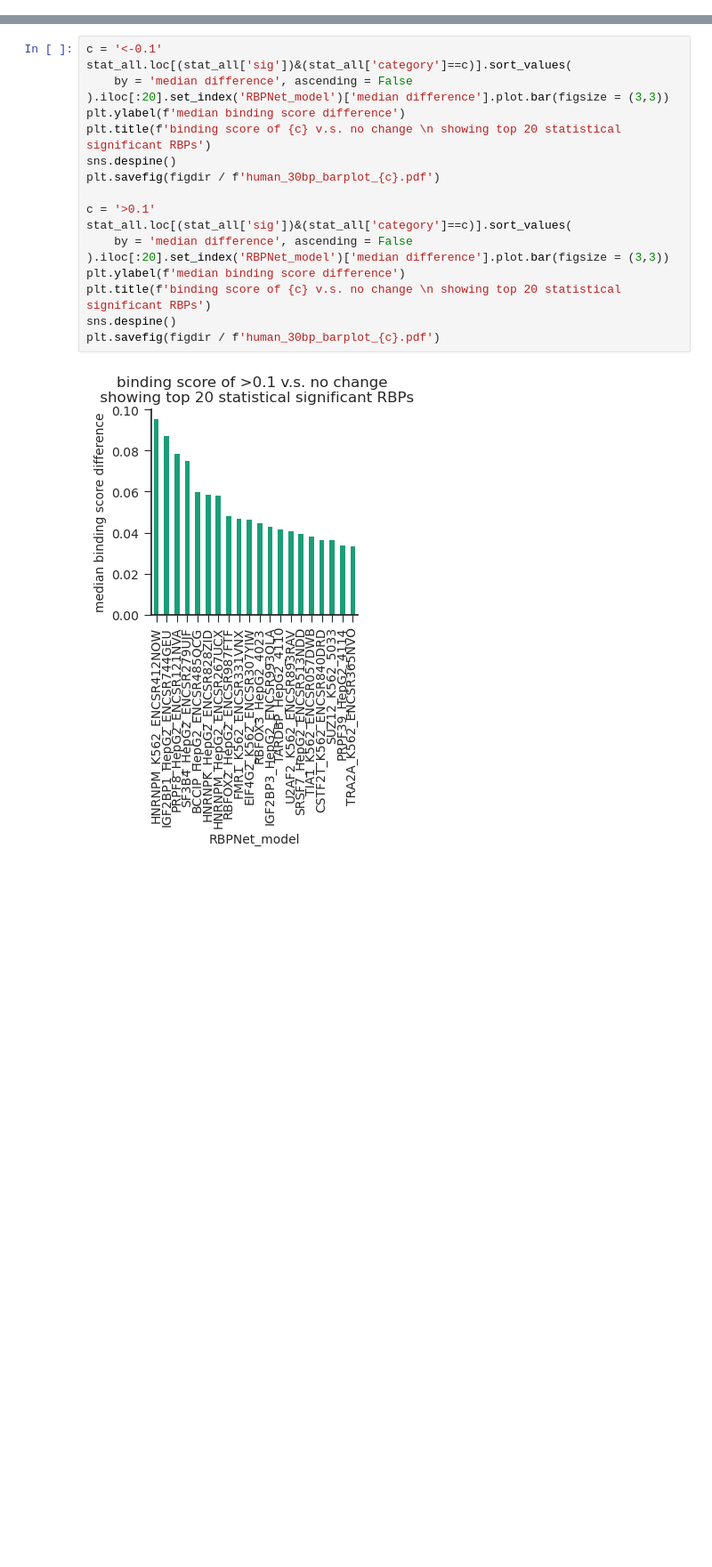
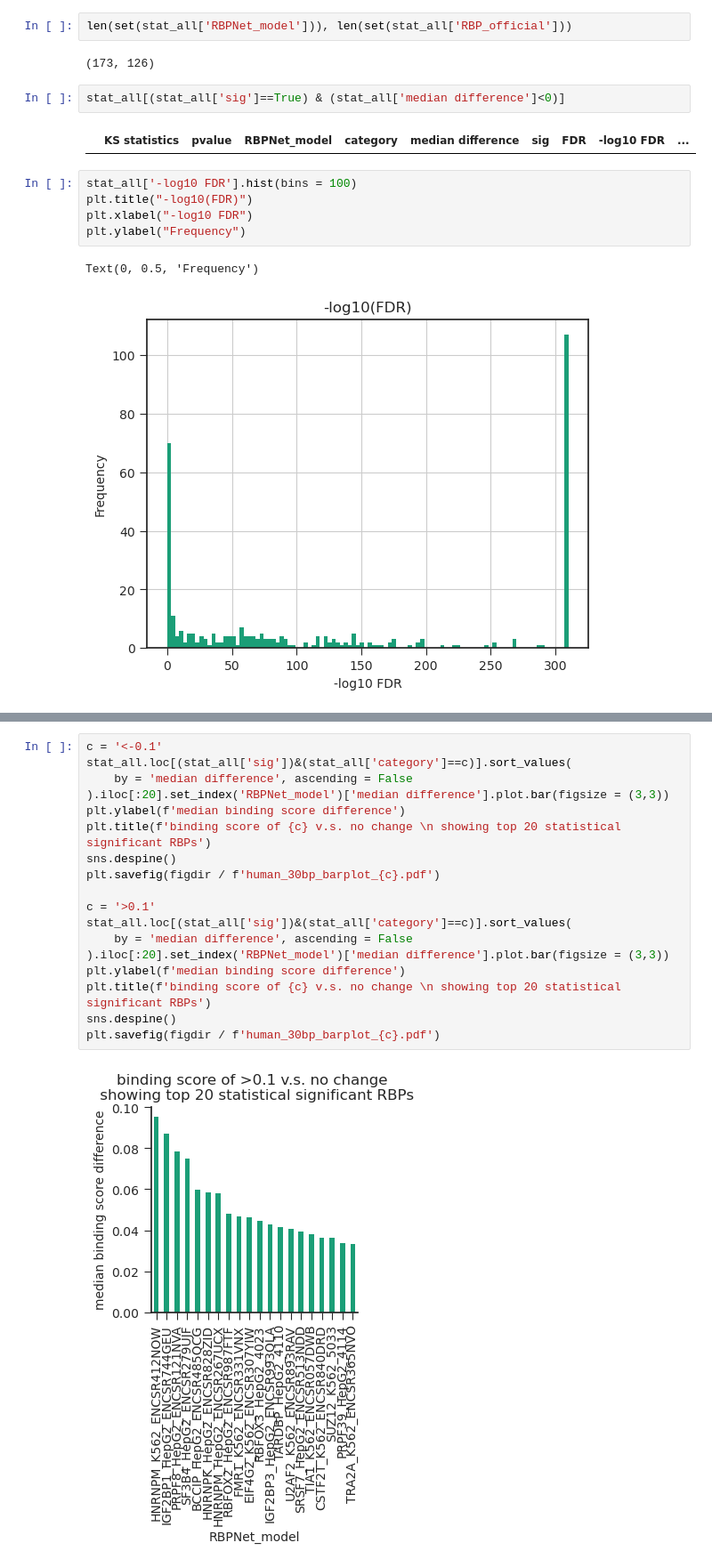
Before and after one commit to algaebrown/karen_LLM_probing, a Jupyter notebook: 8_plotting.ipynb, the cells around one changed output, grey strips where cells are left out. Shown at 89% size. Drawn from its saved outputs; the diff is of its cells as text; blank space fills up the shorter version.

```diff
--- a/8_plotting.ipynb
+++ b/8_plotting.ipynb
@@ -32,2 +46,18 @@ plt.savefig(figdir / 'human_30bp_volcano.pdf')
+# %%
+len(set(stat_all['RBPNet_model'])), len(set(stat_all['RBP_official']))
+# %% [output]
+(173, 126)
+# %%
+stat_all[(stat_all['sig']==True) & (stat_all['median difference']<0)]
+# %% [output]
+|  | KS statistics | pvalue | RBPNet_model | category | median difference | sig | FDR | -log10 FDR | ... |
+# %%
+stat_all['-log10 FDR'].hist(bins = 100)
+plt.title("-log10(FDR)")
+plt.xlabel("-log10 FDR")
+plt.ylabel("Frequency")
+# %% [output]
+Text(0, 0.5, 'Frequency')
+[figure, added]
 # %%
 stat_all['pretty name']=stat_all['RBPNet_model'].apply(lambda s: s.split('_')[0]+'(' +s.split('_')[1]+ ')')
```
Also changed, not shown: parts of 17 cells of this notebook, 8 other files.
